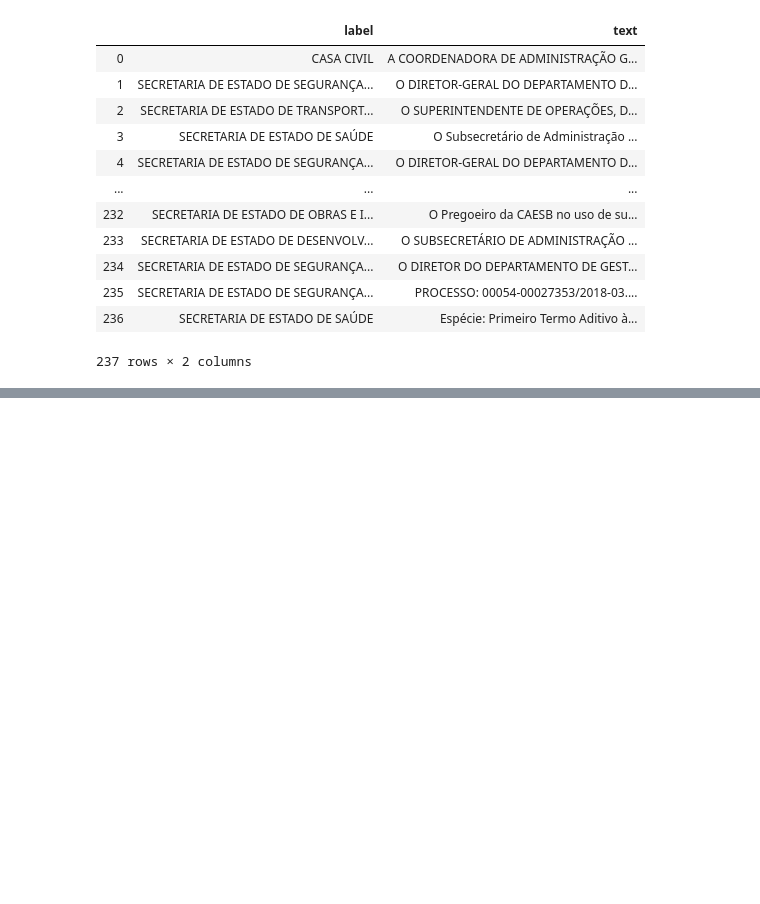
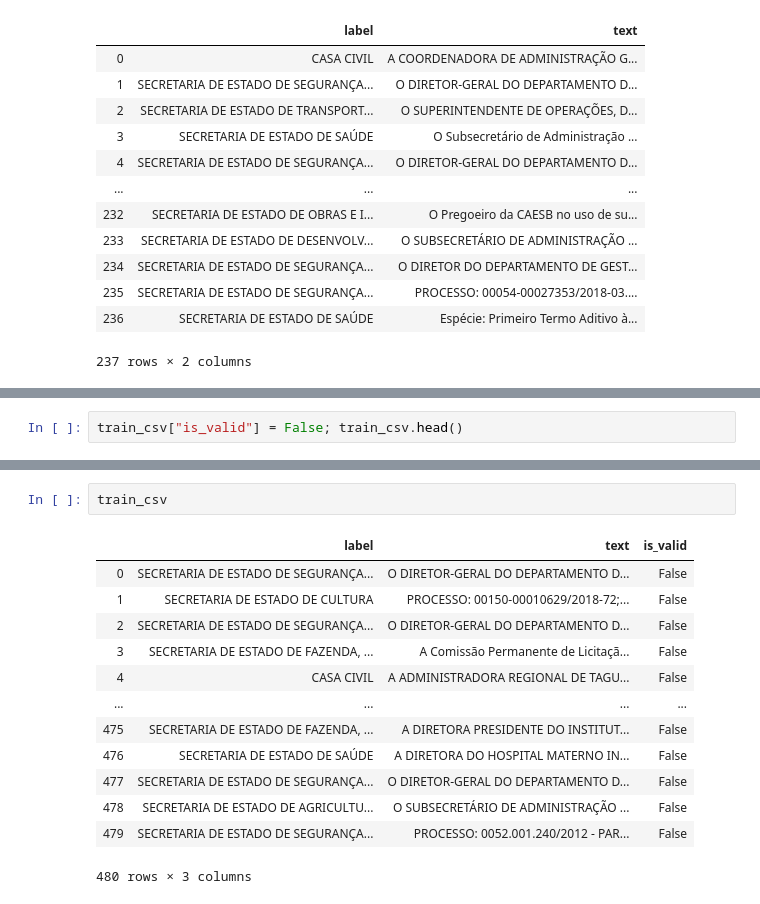
Before and after one commit to peluz/kneedle-exploration, a Jupyter notebook: data_preparation.ipynb, the cells around one changed output, grey strips where cells are left out. Saved outputs shown, nothing was run; the diff lists cells and outputs as text; blank space fills up the shorter version.

Commit message:
add notebook for ulmfit training

```diff
--- a/data_preparation.ipynb
+++ b/data_preparation.ipynb
@@ -153,3 +153,5 @@ SECRETARIA DE ESTADO DO MEIO AMBIENTE
 PODER LEGISLATIVO                                                                     1
 SECRETARIA DE ESTADO DE ECONOMIA, DESENVOLVIMENTO, INOVAÇÃO, CIÊNCIA E TECNOLOGIA     1
 Name: label, dtype: int64
+# %%
+train_csv["is_valid"] = False; train_csv.head()
@@ -155,0 +174,16 @@ Name: label, dtype: int64
+# %%
+train_csv
+# %% [output]
+|  | label | text | is_valid |
+| 0 | SECRETARIA DE ESTADO DE SEGURANÇA... | O DIRETOR-GERAL DO DEPARTAMENTO D... | False |
+| 1 | SECRETARIA DE ESTADO DE CULTURA | PROCESSO: 00150-00010629/2018-72;... | False |
+| 2 | SECRETARIA DE ESTADO DE SEGURANÇA... | O DIRETOR-GERAL DO DEPARTAMENTO D... | False |
+| 3 | SECRETARIA DE ESTADO DE FAZENDA, ... | A Comissão Permanente de Licitaçã... | False |
+| 4 | CASA CIVIL | A ADMINISTRADORA REGIONAL DE TAGU... | False |
+| ... | ... | ... | ... |
+| 475 | SECRETARIA DE ESTADO DE FAZENDA, ... | A DIRETORA PRESIDENTE DO INSTITUT... | False |
+| 476 | SECRETARIA DE ESTADO DE SAÚDE | A DIRETORA DO HOSPITAL MATERNO IN... | False |
+| 477 | SECRETARIA DE ESTADO DE SEGURANÇA... | O DIRETOR-GERAL DO DEPARTAMENTO D... | False |
+| 478 | SECRETARIA DE ESTADO DE AGRICULTU... | O SUBSECRETÁRIO DE ADMINISTRAÇÃO ... | False |
+| 479 | SECRETARIA DE ESTADO DE SEGURANÇA... | PROCESSO: 0052.001.240/2012 - PAR... | False |
+480 rows × 3 columns
```
Also changed, not shown: parts of 10 cells of this notebook, 11 other files.
